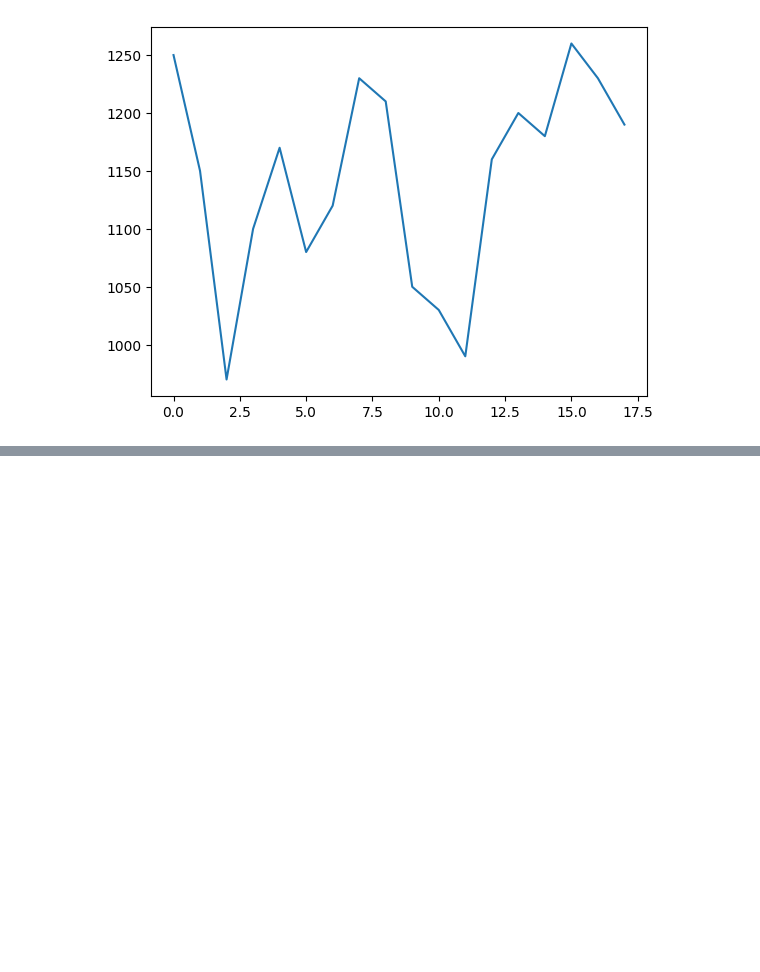
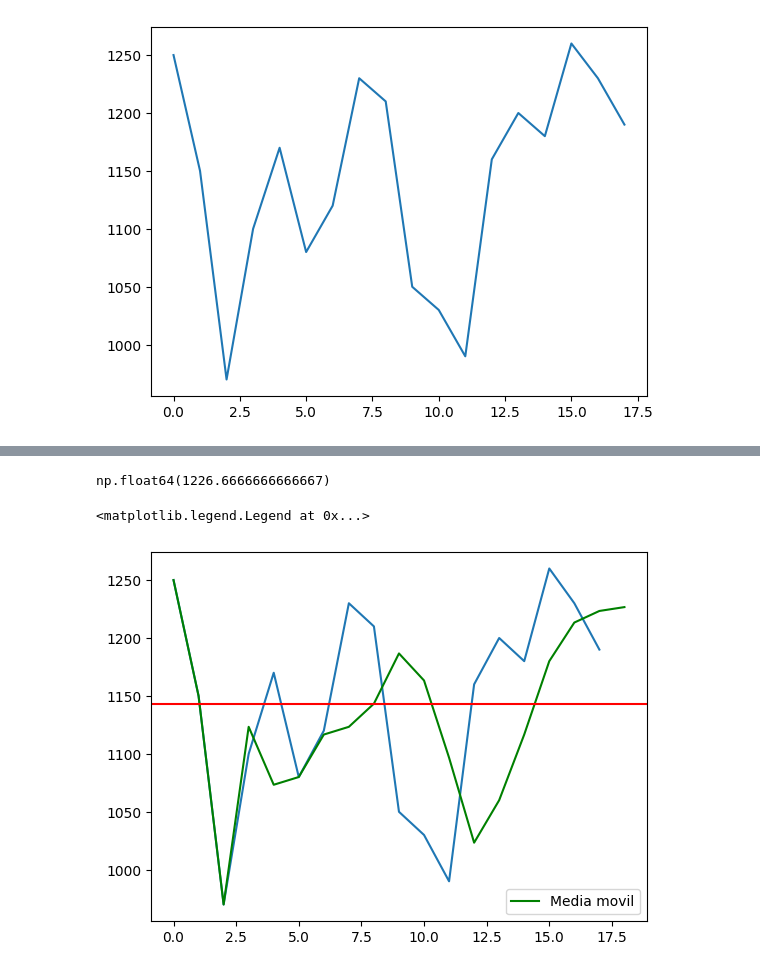
Before and after one commit to asegura4488/EDCO_IntroCienciaDatos, a Jupyter notebook: Semana5/MediaMovil.ipynb, the cells around one changed output, grey strips where cells are left out. Cells and saved outputs as stored; diff of their text form; code cells hidden in the pictures; blank space fills up the shorter version.

```diff
--- a/Semana5/MediaMovil.ipynb
+++ b/Semana5/MediaMovil.ipynb
@@ -35,0 +44,36 @@ plt.plot(Data)
+# %%
+def GetMediaMovil(x,n):
+
+  media = np.zeros( len(x) + 1 )
+
+  for i in range( len(media) ):
+
+    sum_ = 0.
+
+    if i >= n:
+
+      for j in range( i-n, i ):
+
+        sum_ += x[j]
+
+      media[i] = sum_/n # Promedio simple
+
+    else:
+
+      media[i] = x[i]
+
+  return media
+# %%
+media_ = GetMediaMovil(x,3)
+media_[-1]
+# %% [output]
+np.float64(1226.6666666666667)
+# %%
+media = np.mean(Data)
+plt.plot(Data)
+plt.plot(media_,color='g',label='Media movil')
+plt.axhline(media,color='r')
+plt.legend()
+# %% [output]
+<matplotlib.legend.Legend at 0x...>
+[figure, added]
```
Also changed, not shown: parts of 4 cells of this notebook.
